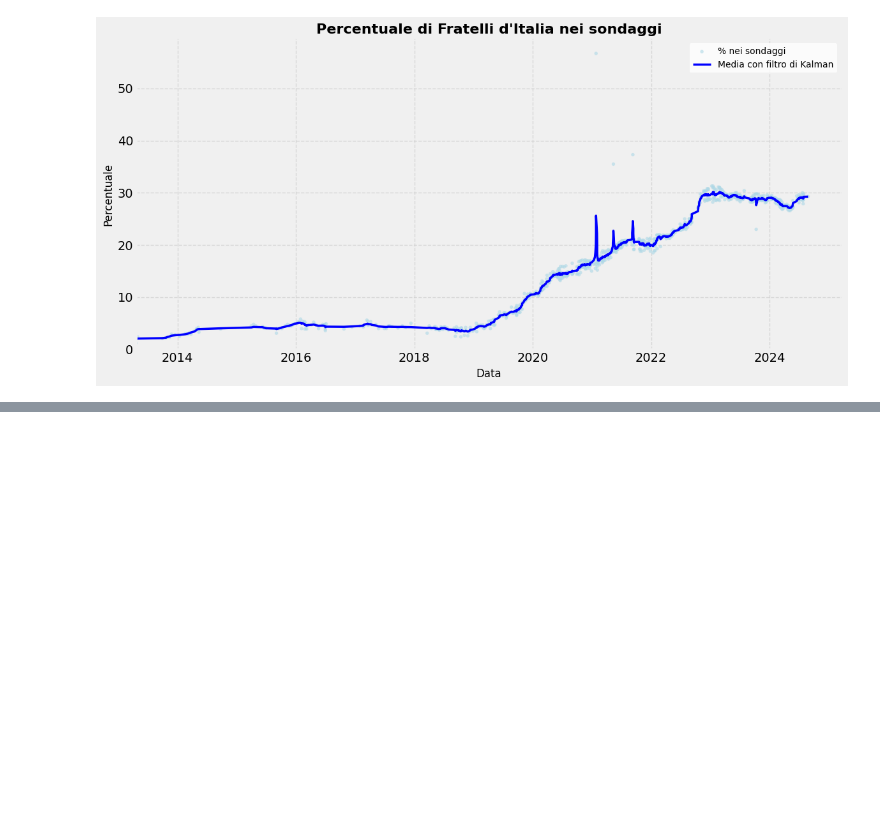
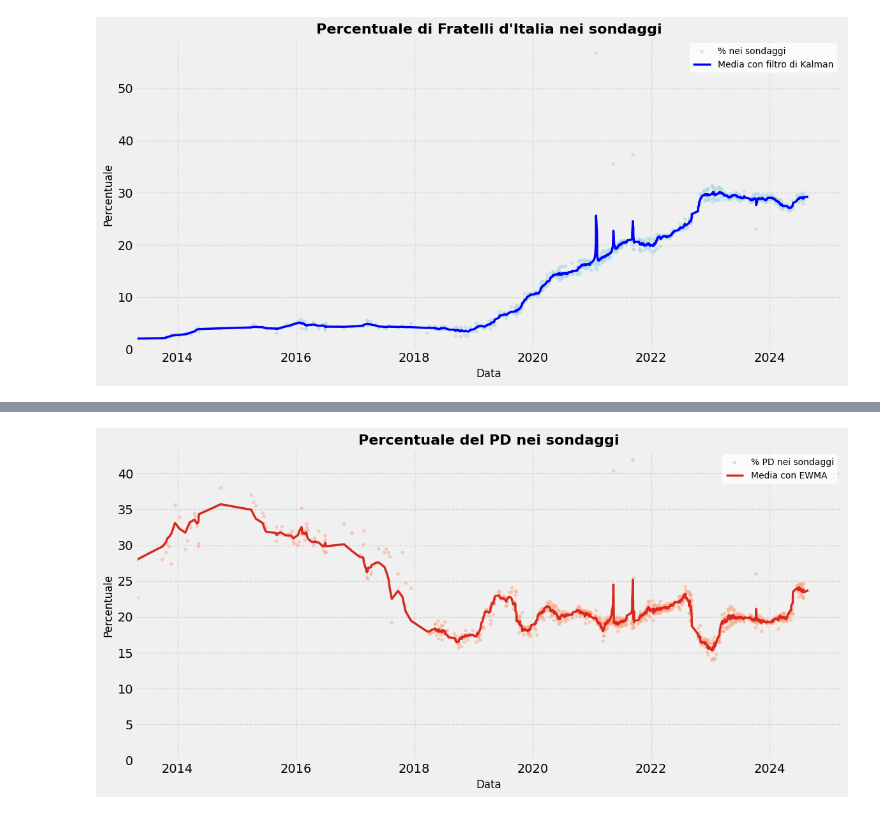
Before and after one commit to ruggsea/llm_italian_poll_scraper, a Jupyter notebook: eda.ipynb, the cells around one changed output, grey strips where cells are left out. Drawn from its saved outputs; the diff is of its cells as text; code cells hidden in the pictures; blank space fills up the shorter version.

Commit message:
daily moving average plot

```diff
--- a/eda.ipynb
+++ b/eda.ipynb
@@ -304 +304,63 @@ plt.show()
 [figure]
+# %%
+# stessa cosa ma usando l'exponentially weighted moving average
+
+# Prepare the data
+
+pd_votes = polls[['date', 'Partito Democratico']]
+
+pd_votes = pd_votes.set_index('date')
+
+pd_votes = pd_votes.dropna()
+
+# Calculate the exponentially weighted moving average
+pd_votes['ewma'] = pd_votes['Partito Democratico'].ewm(span=7,adjust=False).mean()
+
+fig, ax = plt.subplots(figsize=(12, 6))
+
+# Plot the scatter points (smaller and light grey)
+
+ax.scatter(pd_votes.index, pd_votes['Partito Democratico'],
+              color='lightsalmon', alpha=0.5, s=15, edgecolors='none', label='% PD nei sondaggi')
+
+# Plot the exponentially weighted moving average line (red and slightly thicker)
+
+ax.plot(pd_votes.index, pd_votes['ewma'],
+
+        color='#d82920', linewidth=2.5, label='Media con EWMA')
+
+# Customize the plot
+
+ax.set_title('Percentuale del PD nei sondaggi', fontsize=16, fontweight='bold')
+
+ax.set_xlabel('Data', fontsize=12)
+
+ax.set_ylabel('Percentuale', fontsize=12)
+
+ax.legend(fontsize=10, frameon=True, facecolor='white', edgecolor='none')
+
+# Set y-axis to start at 0
+
+ax.set_ylim(bottom=0)
+
+# Set x-axis to start at the first day of polling
+
+ax.set_xlim(left=pd_votes.index[-1])
+
+# Add gridlines
+
+ax.grid(True, linestyle='--', alpha=0.7, color='#CCCCCC')
+
+# Remove top and right spines
+
+ax.spines['top'].set_visible(False)
+
+ax.spines['right'].set_visible(False)
+
+# Adjust layout and display
+
+plt.tight_layout()
+
+plt.show()
+# %% [output]
+[figure, added]
```
Also changed, not shown: parts of 2 cells of this notebook, 5 other files.
